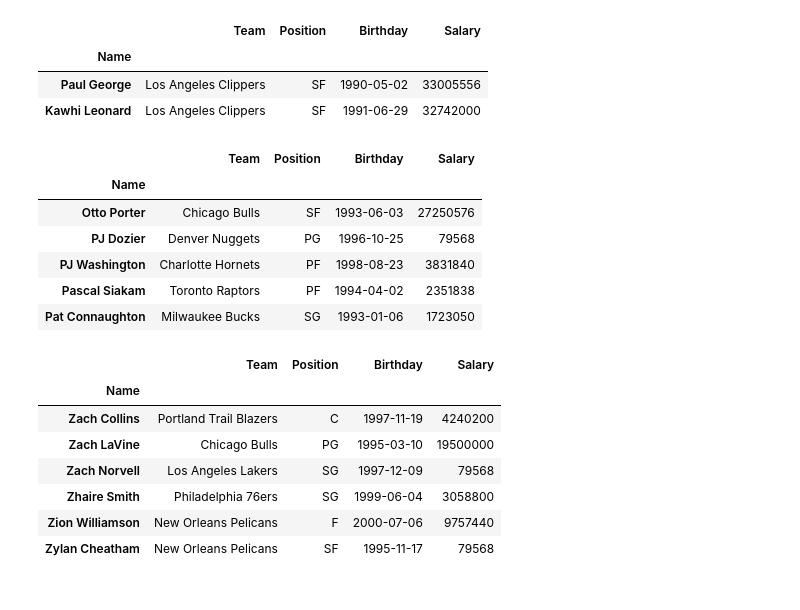
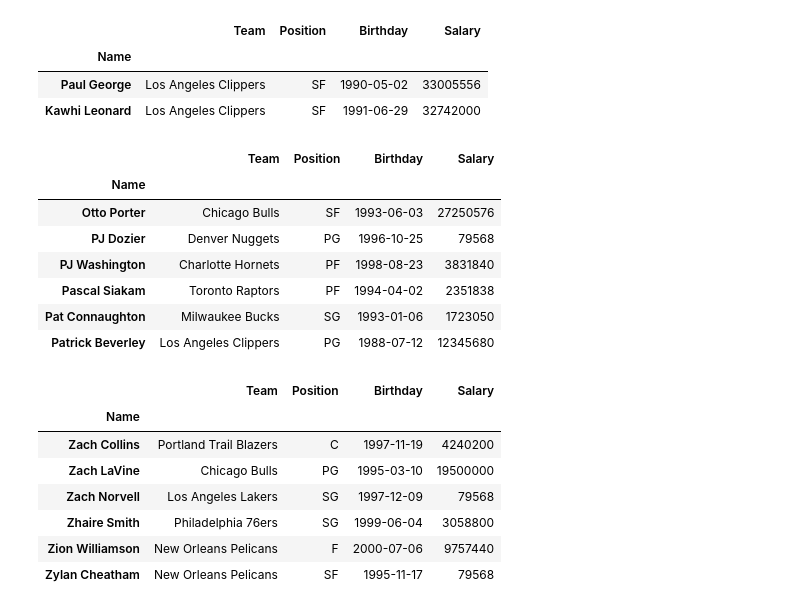
Before and after one commit to Schubert3275/KDT-Pandas_Study, a Jupyter notebook: DAY_03/work_0112_이현길/work_04_DataFrame.ipynb, the cells around one changed output. Saved outputs shown, nothing was run; the diff lists cells and outputs as text; code cells hidden in the pictures.

```diff
--- a/DAY_03/work_0112_이현길/work_04_DataFrame.ipynb
+++ b/DAY_03/work_0112_이현길/work_04_DataFrame.ipynb
@@ -529,15 +529,16 @@ nba.loc[['Paul George', 'Kawhi Leonard']]
 | Paul George | Los Angeles Clippers | SF | 1990-05-02 | 33005556 |
 | Kawhi Leonard | Los Angeles Clippers | SF | 1991-06-29 | 32742000 |
 # %%
-nba.sort_index().loc['Otto Porter':'Patrick Beveley']  # 끝 인덱스가 제외됨. 책이랑 다름??
+nba.sort_index().loc['Otto Porter':'Patrick Beverley']
 # %% [output]
 |  | Team | Position | Birthday | Salary |
 | Name |  |  |  |  |
 | Otto Porter | Chicago Bulls | SF | 1993-06-03 | 27250576 |
 | PJ Dozier | Denver Nuggets | PG | 1996-10-25 | 79568 |
 | PJ Washington | Charlotte Hornets | PF | 1998-08-23 | 3831840 |
 | Pascal Siakam | Toronto Raptors | PF | 1994-04-02 | 2351838 |
 | Pat Connaughton | Milwaukee Bucks | SG | 1993-01-06 | 1723050 |
+| Patrick Beverley | Los Angeles Clippers | PG | 1988-07-12 | 12345680 |
 # %%
 nba.sort_index().loc['Zach Collins':]
 # %% [output]
```
Also changed, not shown: parts of 6 cells of this notebook.
